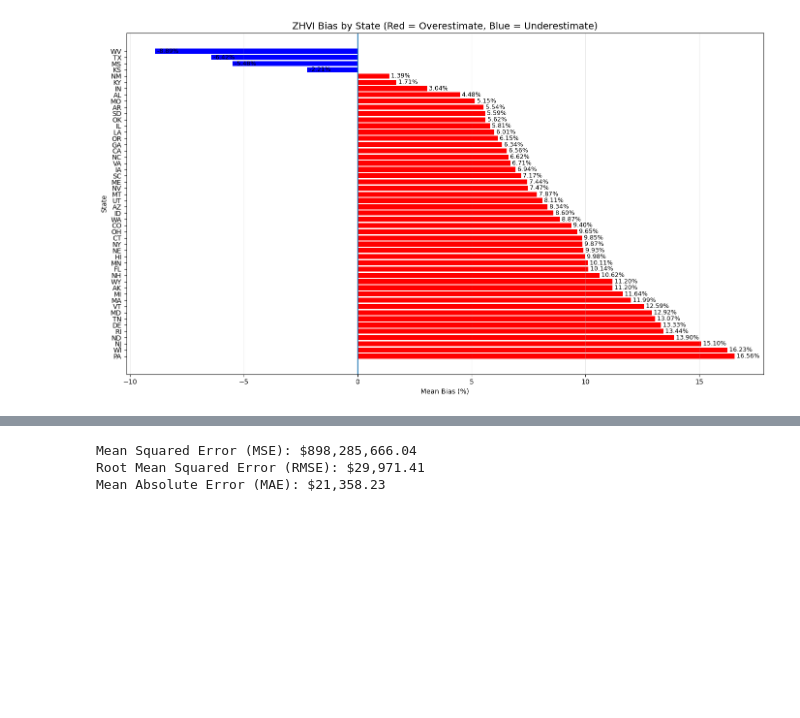
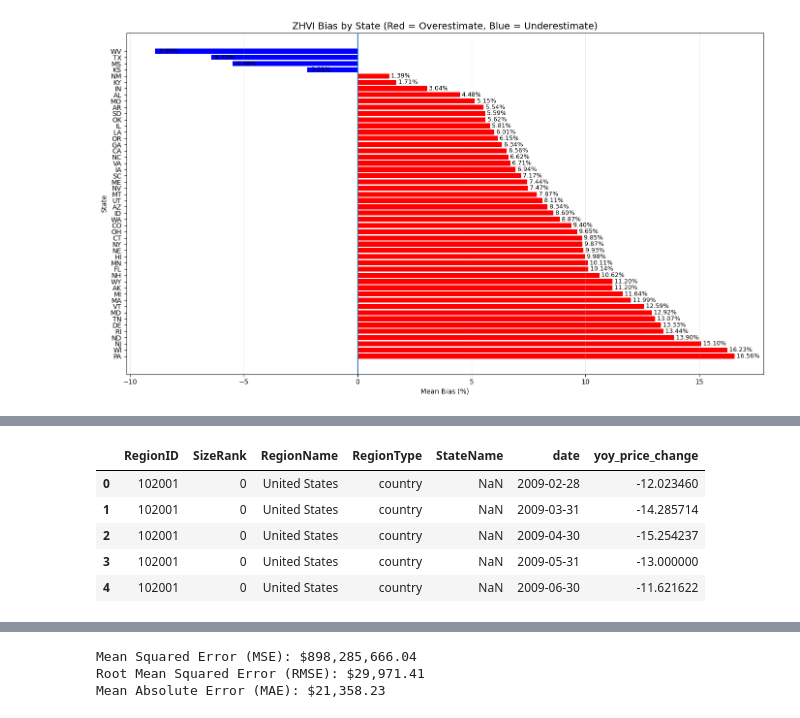
Before and after one commit to odehamer/cs577-project, a Jupyter notebook: project.ipynb, the cells around one changed output, grey strips where cells are left out. Saved outputs shown, nothing was run; the diff lists cells and outputs as text; code cells hidden in the pictures; blank space fills up the shorter version.

```diff
--- a/project.ipynb
+++ b/project.ipynb
@@ -126,0 +187,44 @@ State  Mean Bias %  Sample Size
+# %%
+yoy_long_corrected = []
+
+# for each metro calculate YoY
+for region_name in price_long['RegionName'].unique():
+    region_data = price_long[price_long['RegionName'] == region_name].copy()
+    region_data = region_data.sort_values('date').reset_index(drop=True)
+
+    region_data_full = price_long[price_long['RegionName'] == region_name].iloc[0]
+
+    # calculate YoY: compare price at time t with price at time t-12months
+    for i in range(12, len(region_data)):
+        current_date = region_data.iloc[i]['date']
+        current_price = region_data.iloc[i]['median_price']
+
+        prev_date = region_data.iloc[i-12]['date']
+        prev_price = region_data.iloc[i-12]['median_price']
+
+        # calculate YoY percentage change
+        if pd.notna(current_price) and pd.notna(prev_price) and prev_price != 0:
+            yoy_pct = ((current_price - prev_price) / prev_price) * 100
+        else:
+            yoy_pct = np.nan
+
+        yoy_long_corrected.append({
+            'RegionID': region_data_full['RegionID'],
+            'SizeRank': region_data_full['SizeRank'],
+            'RegionName': region_name,
+            'RegionType': region_data_full['RegionType'],
+            'StateName': region_data_full['StateName'],
+            'date': current_date,
+            'yoy_price_change': yoy_pct
+        })
+
+yoy_long = pd.DataFrame(yoy_long_corrected)
+
+yoy_long.head()
+# %% [output]
+|  | RegionID | SizeRank | RegionName | RegionType | StateName | date | yoy_price_change |
+| 0 | 102001 | 0 | United States | country | NaN | 2009-02-28 | -12.023460 |
+| 1 | 102001 | 0 | United States | country | NaN | 2009-03-31 | -14.285714 |
+| 2 | 102001 | 0 | United States | country | NaN | 2009-04-30 | -15.254237 |
+| 3 | 102001 | 0 | United States | country | NaN | 2009-05-31 | -13.000000 |
+| 4 | 102001 | 0 | United States | country | NaN | 2009-06-30 | -11.621622 |
```
Also changed, not shown: parts of 7 cells of this notebook.
